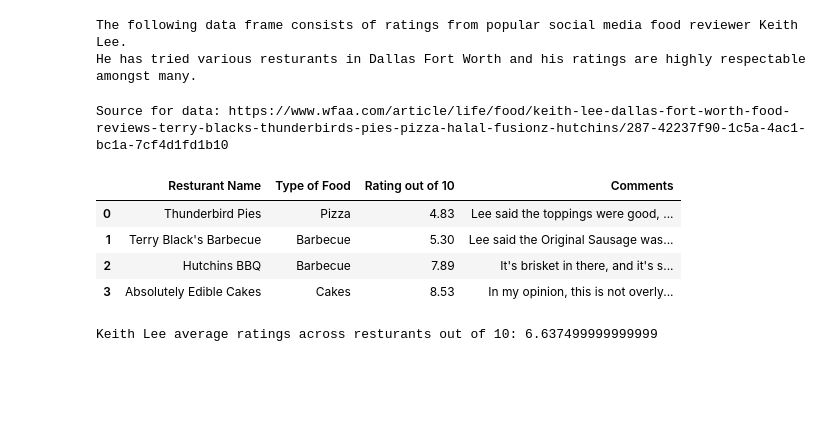
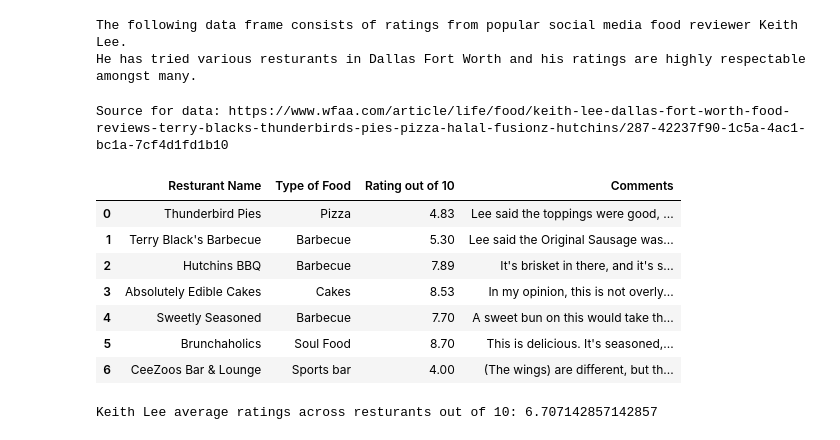
Before and after one commit to Zzzain24/Mediterranean-Restaurant-DFW, a Jupyter notebook: MediterraneanRestaurantDFW.ipynb, the cells around one changed output. Saved outputs shown, nothing was run; the diff lists cells and outputs as text; code cells hidden in the pictures; blank space fills up the shorter version.

```diff
--- a/MediterraneanRestaurantDFW.ipynb
+++ b/MediterraneanRestaurantDFW.ipynb
@@ -294,19 +296,25 @@ He has tried various resturants in Dallas Fort Worth and his ratings are highly
 # %%
 print("Source for data: https://www.wfaa.com/article/life/food/keith-lee-dallas-fort-worth-food-reviews-terry-blacks-thunderbirds-pies-pizza-halal-fusionz-hutchins/287-42237f90-1c5a-4ac1-bc1a-7cf4d1fd1b10")
 df = pd.DataFrame(columns=["Resturant Name", "Type of Food", "Rating out of 10", "Comments"])
 df = df.append({"Resturant Name": "Thunderbird Pies", "Type of Food" : "Pizza", "Rating out of 10": 4.83, "Comments" : "Lee said the toppings were good, but the sprouts were too greasy for his liking and he couldn't taste them that well. Lee liked the wings themselves for the pizza shop wing standards, in his words. He noted that the Goat didn't have regular sauce, so if the pesto was meant to replace the sauce, he thought there should be more."}, ignore_index=True)
 df = df.append({"Resturant Name": "Terry Black's Barbecue", "Type of Food" : "Barbecue", "Rating out of 10": 5.30, "Comments" : "Lee said the Original Sausage was high quality, had a good snap and was nicely smoked. The turkey was moist, high-quality and could work really well on a sandwich. He preferred the brisket on its own. It just taste like a salty, wet noodle. The cornbread was just cornbread, and it was on the drier side."}, ignore_index=True)
 df = df.append({"Resturant Name": "Hutchins BBQ", "Type of Food" : "Barbecue", "Rating out of 10": 7.89, "Comments" : "It's brisket in there, and it's smoked, and it's spicy, and it's meaty, and it's godd--- delicious. This brisket is phenomenal. This [is] the best rib I've done had in a long time. The potato salad was OK overall. "}, ignore_index=True)
 df = df.append({"Resturant Name": "Absolutely Edible Cakes", "Type of Food" : "Cakes", "Rating out of 10": 8.53, "Comments" : "In my opinion, this is not overly sweet. It's sweet potato pie, but it's like a .... she a auntie. Lee wasn't a fan of the icing-to-cake ratio, but he said the cake's really good for anyone who likes sweets."}, ignore_index=True)
-df.head()
+df = df.append({"Resturant Name": "Sweetly Seasoned", "Type of Food" : "Barbecue", "Rating out of 10": 7.70, "Comments" : "A sweet bun on this would take this over the top. But as it is... I'm not mad at that. ou better let that crust speak for itself. It's not the greatest banana pudding I've ever had, but it's better than most banana puddings I've had before."}, ignore_index=True)
+df = df.append({"Resturant Name": "Brunchaholics", "Type of Food" : "Soul Food", "Rating out of 10": 8.7, "Comments" : "This is delicious. It's seasoned, it's crispy. The greens [are], like, vinegar greens... The mac and cheese is creamy... The jalapeño tortillas [does have] a spice, but it's not a crazy spice."}, ignore_index=True)
+df = df.append({"Resturant Name": "CeeZoos Bar & Lounge", "Type of Food" : "Sports bar", "Rating out of 10": 4.0, "Comments" : "(The wings) are different, but that's why I keep coming back to them. The lamp chops lacked flavor, and that they asked for the meat cooked medium, but it was prepared more than medium. He personally couldn't get over an overwhelming fish taste."}, ignore_index=True)
+df.head(8)
 # %% [output]
 Source for data: https://www.wfaa.com/article/life/food/keith-lee-dallas-fort-worth-food-reviews-terry-blacks-thunderbirds-pies-pizza-halal-fusionz-hutchins/287-42237f90-1c5a-4ac1-bc1a-7cf4d1fd1b10
 |  | Resturant Name | Type of Food | Rating out of 10 | Comments |
 | 0 | Thunderbird Pies | Pizza | 4.83 | Lee said the toppings were good, ... |
 | 1 | Terry Black's Barbecue | Barbecue | 5.30 | Lee said the Original Sausage was... |
 | 2 | Hutchins BBQ | Barbecue | 7.89 | It's brisket in there, and it's s... |
 | 3 | Absolutely Edible Cakes | Cakes | 8.53 | In my opinion, this is not overly... |
+| 4 | Sweetly Seasoned | Barbecue | 7.70 | A sweet bun on this would take th... |
+| 5 | Brunchaholics | Soul Food | 8.70 | This is delicious. It's seasoned,... |
+| 6 | CeeZoos Bar & Lounge | Sports bar | 4.00 | (The wings) are different, but th... |
 # %%
 print("Keith Lee average ratings across resturants out of 10:",df["Rating out of 10"].mean())
 # %% [output]
-Keith Lee average ratings across resturants out of 10: 6.637499999999999
+Keith Lee average ratings across resturants out of 10: 6.707142857142857
```
Also changed, not shown: parts of 5 cells of this notebook.
